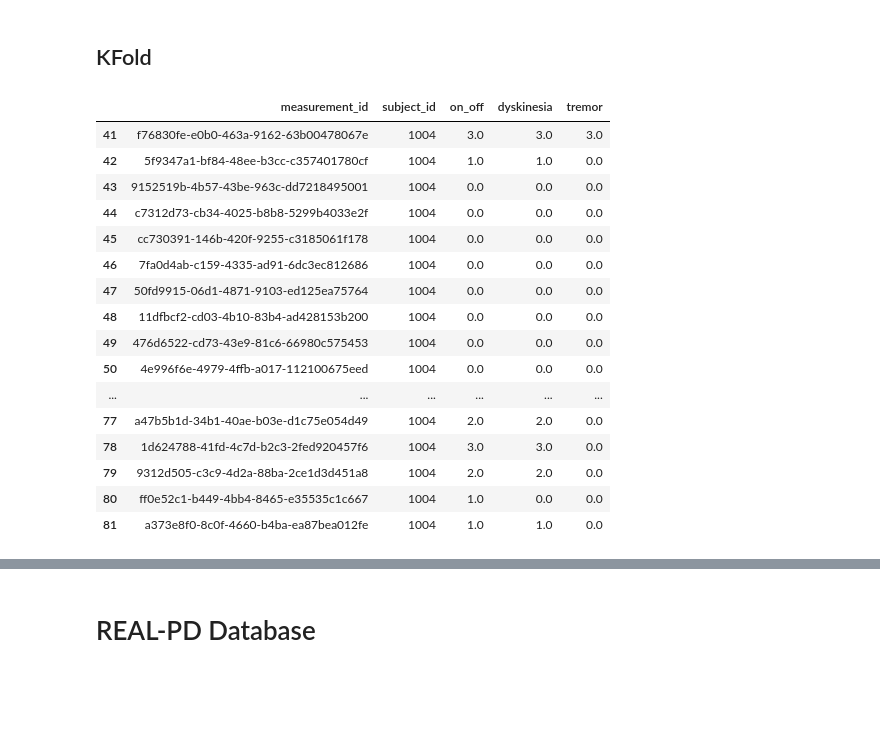
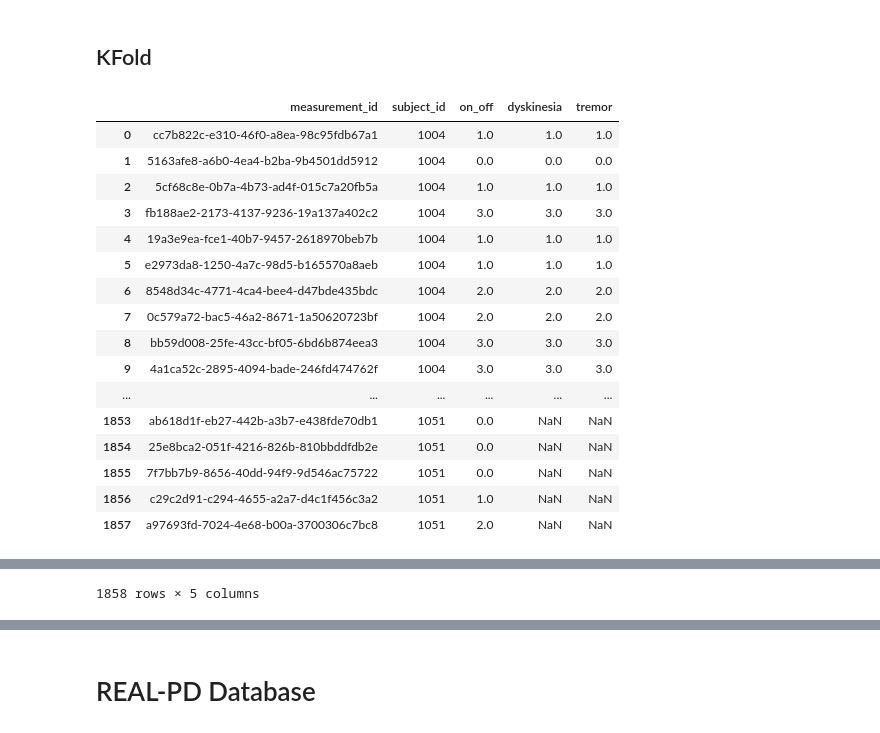
Before and after one commit to Mymoza/BeatPD-CLSP-JHU, a Jupyter notebook: analyze_data.ipynb, the cells around one changed output, grey strips where cells are left out. Drawn from its saved outputs; the diff is of its cells as text; code cells hidden in the pictures; blank space fills up the shorter version.

Commit message:
worked on kfold for the two databases with their subtypes

```diff
--- a/analyze_data.ipynb
+++ b/analyze_data.ipynb
@@ -28,6 +28,7 @@ from sklearn.preprocessing import StandardScaler
 
 data_dir='/home/sjoshi/codes/python/BeatPD/data/BeatPD/'
 path_save_accelerometer_plots='/home/sjoshi/codes/python/BeatPD/code/accelerometer_plots/'
+path_save_k_fold_dataframes='/home/sjoshi/codes/python/BeatPD/df_k_fold/'
 # %%
 def define_data_type(data_type):
     # Setup file names
@@ -283,8 +278,11 @@ Arguments:
 df_train_label: Dataframe containing the labels
 n_split: Optional. The number of folds. Default: 5
 subject_id: Optional. Specify a subject_id to get measurement_id only for that subject_id
+data_real_subtype: Only for REAL-PD database
 '''
-def get_k_fold(df_train_label, n_splits=5, subject_id=None):
+def get_k_fold(df_train_label, n_splits=5, subject_id=None, data_real_subtype=''):
+    print('data_type : ', data_type)
+    print('data_real_subtype : ', data_real_subtype)
     kf = KFold(n_splits)
 
     # Building the dataframe to split
@@ -306,45 +304,63 @@ def get_k_fold(df_train_label, n_splits=5, subject_id=None):
 
     # Building lists of df_train_label because we have by default 5 splits,
     # so the lists will contain 5 DataFrames with different split indices required
-    list_df_train_label_train = list()
-    list_df_train_label_test = list()
+    list_df_train_label = list()
+    list_df_test_label = list()
+    split_idx=0
     for train_index, test_index in kf.split(X):
-        list_df_train_label_train.append(X.iloc[train_index])
-        list_df_train_label_test.append(X.iloc[test_index])
-    return list_df_train_label_train, list_df_train_label_test
+        df_train_label = X.iloc[train_index]
+        df_test_label = X.iloc[test_index]
+
+        list_df_train_label.append(df_train_label)
+        list_df_test_label.append(df_test_label)
+
+        #name of the file according to its database and type
+        # Example: cis_
+        df_train_label.to_csv(path_save_k_fold_dataframes+data_type+data_real_subtype+'_train_'+str(subject_id)+'_kfold_'+str(split_idx), index=False, header=False)
+        df_test_label.to_csv(path_save_k_fold_dataframes+data_type+data_real_subtype+'_test_'+str(subject_id)+'_kfold_'+str(split_idx), index=False, header=False)
+        split_idx = split_idx + 1
+    return list_df_train_label, list_df_test_label
 # %%
 # Define the data type as we have two databases
 data_type='cis'
 path_train_data, df_train_label = define_data_type(data_type=data_type)
+display(df_train_label)
 
-list_df_train_label_train, list_df_train_label_test = get_k_fold(df_train_label=df_train_label, n_splits=2, subject_id=1004)
-#display(X_train_list[0])
+# Group data by subject_id
+df_train_label_subject_id = df_train_label.groupby('subject_id')
+
+# Go through the subject_id and k-fold their data
+for subject_id, value in df_train_label_subject_id :
+    list_df_train_label, list_df_test_label = get_k_fold(df_train_label=df_train_label,
+                                                         n_splits=5,
+                                                         subject_id=subject_id)
+
 
 #### Example on how to read data (commented as not needed right now):
 
 # Iterate through the DataFrame in the list list_df_train_label_train
 # for df_train_label in list_df_train_label_train:
 #     # Go through the measurement_id for this df_train_label split to read the training data corresponding
 #     for idx in df_train_label.index:
 #         # Read the train data for this specific measurement_id
 #         # TODO: Do we want to append all of this training data together?
 #         df_train_data=pd.read_csv(path_train_data+df_train_label["measurement_id"][idx]+'.csv')
 #     #display(df_train_label)
 # %% [output]
 |  | measurement_id | subject_id | on_off | dyskinesia | tremor |
-| 41 | f76830fe-e0b0-463a-9162-63b00478067e | 1004 | 3.0 | 3.0 | 3.0 |
-| 42 | 5f9347a1-bf84-48ee-b3cc-c357401780cf | 1004 | 1.0 | 1.0 | 0.0 |
-| 43 | 9152519b-4b57-43be-963c-dd7218495001 | 1004 | 0.0 | 0.0 | 0.0 |
-| 44 | c7312d73-cb34-4025-b8b8-5299b4033e2f | 1004 | 0.0 | 0.0 | 0.0 |
-| 45 | cc730391-146b-420f-9255-c3185061f178 | 1004 | 0.0 | 0.0 | 0.0 |
-| 46 | 7fa0d4ab-c159-4335-ad91-6dc3ec812686 | 1004 | 0.0 | 0.0 | 0.0 |
-| 47 | 50fd9915-06d1-4871-9103-ed125ea75764 | 1004 | 0.0 | 0.0 | 0.0 |
-| 48 | 11dfbcf2-cd03-4b10-83b4-ad428153b200 | 1004 | 0.0 | 0.0 | 0.0 |
-| 49 | 476d6522-cd73-43e9-81c6-66980c575453 | 1004 | 0.0 | 0.0 | 0.0 |
-| 50 | 4e996f6e-4979-4ffb-a017-112100675eed | 1004 | 0.0 | 0.0 | 0.0 |
+| 0 | cc7b822c-e310-46f0-a8ea-98c95fdb67a1 | 1004 | 1.0 | 1.0 | 1.0 |
+| 1 | 5163afe8-a6b0-4ea4-b2ba-9b4501dd5912 | 1004 | 0.0 | 0.0 | 0.0 |
+| 2 | 5cf68c8e-0b7a-4b73-ad4f-015c7a20fb5a | 1004 | 1.0 | 1.0 | 1.0 |
+| 3 | fb188ae2-2173-4137-9236-19a137a402c2 | 1004 | 3.0 | 3.0 | 3.0 |
+| 4 | 19a3e9ea-fce1-40b7-9457-2618970beb7b | 1004 | 1.0 | 1.0 | 1.0 |
+| 5 | e2973da8-1250-4a7c-98d5-b165570a8aeb | 1004 | 1.0 | 1.0 | 1.0 |
+| 6 | 8548d34c-4771-4ca4-bee4-d47bde435bdc | 1004 | 2.0 | 2.0 | 2.0 |
+| 7 | 0c579a72-bac5-46a2-8671-1a50620723bf | 1004 | 2.0 | 2.0 | 2.0 |
+| 8 | bb59d008-25fe-43cc-bf05-6bd6b874eea3 | 1004 | 3.0 | 3.0 | 3.0 |
+| 9 | 4a1ca52c-2895-4094-bade-246fd474762f | 1004 | 3.0 | 3.0 | 3.0 |
 | ... | ... | ... | ... | ... | ... |
-| 77 | a47b5b1d-34b1-40ae-b03e-d1c75e054d49 | 1004 | 2.0 | 2.0 | 0.0 |
-| 78 | 1d624788-41fd-4c7d-b2c3-2fed920457f6 | 1004 | 3.0 | 3.0 | 0.0 |
-| 79 | 9312d505-c3c9-4d2a-88ba-2ce1d3d451a8 | 1004 | 2.0 | 2.0 | 0.0 |
-| 80 | ff0e52c1-b449-4bb4-8465-e35535c1c667 | 1004 | 1.0 | 0.0 | 0.0 |
-| 81 | a373e8f0-8c0f-4660-b4ba-ea87bea012fe | 1004 | 1.0 | 1.0 | 0.0 |
+| 1853 | ab618d1f-eb27-442b-a3b7-e438fde70db1 | 1051 | 0.0 | NaN | NaN |
+| 1854 | 25e8bca2-051f-4216-826b-810bbddfdb2e | 1051 | 0.0 | NaN | NaN |
+| 1855 | 7f7bb7b9-8656-40dd-94f9-9d546ac75722 | 1051 | 0.0 | NaN | NaN |
+| 1856 | c29c2d91-c294-4655-a2a7-d4c1f456c3a2 | 1051 | 1.0 | NaN | NaN |
+| 1857 | a97693fd-7024-4e68-b00a-3700306c7bc8 | 1051 | 2.0 | NaN | NaN |
@@ -367,0 +367 @@ list_df_train_label_train, list_df_train_label_test = get_k_fold(df_train_label=
+1858 rows × 5 columns
```
Also changed, not shown: parts of 7 cells of this notebook.
